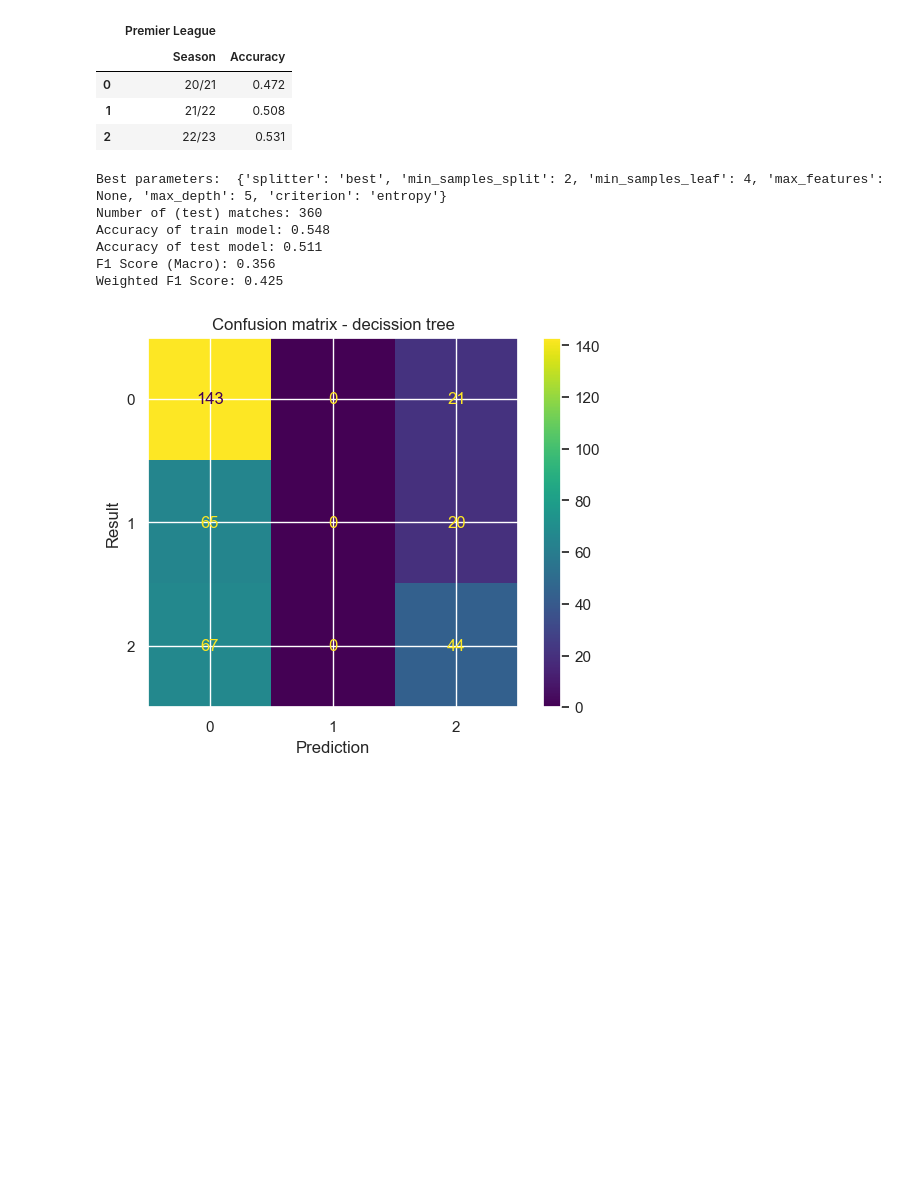
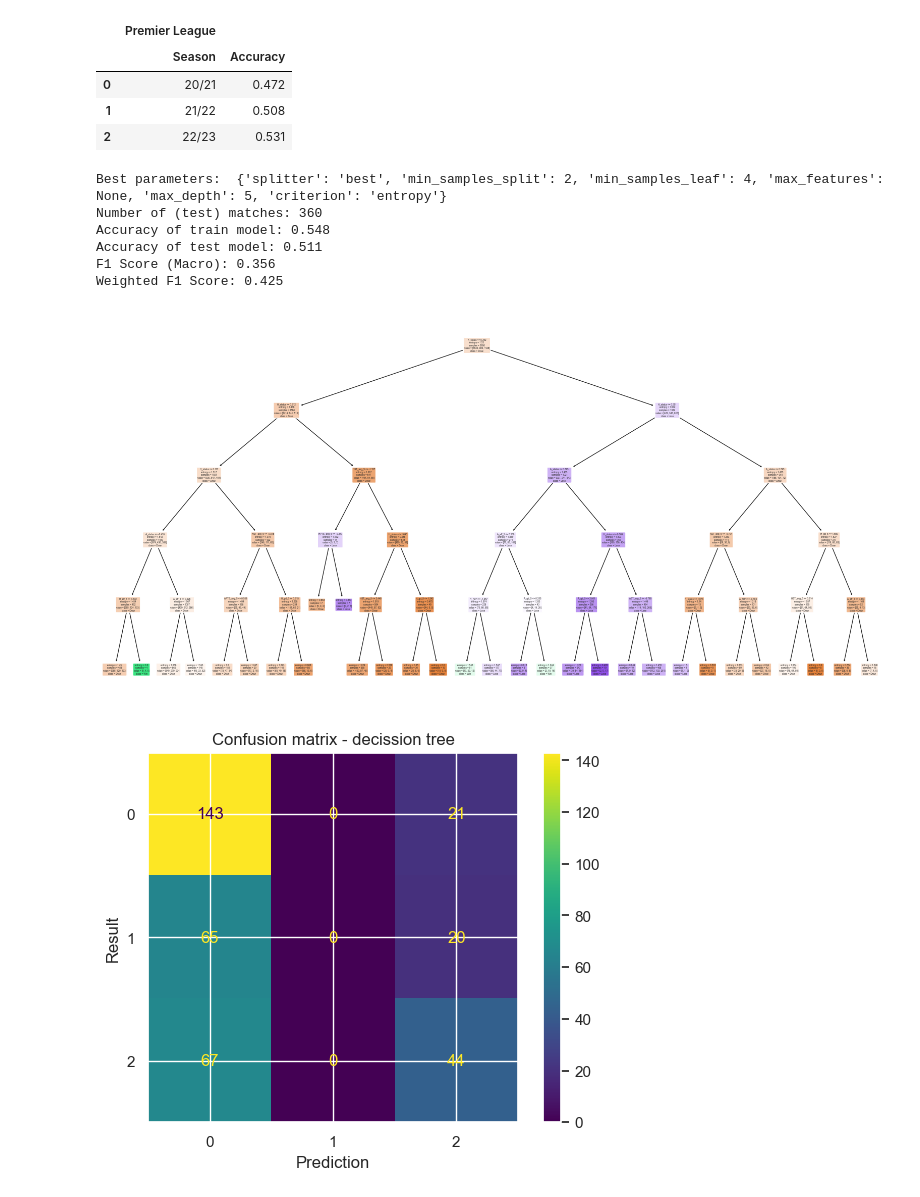
Before and after one commit to tmaxell/footforecast, a Jupyter notebook: analysis.ipynb, the cells around one changed output. Drawn from its saved outputs; the diff is of its cells as text; code cells hidden in the pictures; blank space fills up the shorter version.

Commit message:
decission tree plot

```diff
--- a/analysis.ipynb
+++ b/analysis.ipynb
@@ -901,33 +901,38 @@ print("Best parameters: ", random_search.best_params_)
 
 dt_clf = DecisionTreeClassifier(
     criterion=random_search.best_params_['criterion'],
     splitter=random_search.best_params_['splitter'],
     max_depth=random_search.best_params_['max_depth'],
     min_samples_split=random_search.best_params_['min_samples_split'],
     min_samples_leaf=random_search.best_params_['min_samples_leaf'],
     max_features=random_search.best_params_['max_features']
 )
 
 dt_clf.fit(X_train, y_train)
 y_pred_dt = dt_clf.predict(X_test)
 
 # Оцениваем точность модели
 accuracy = np.round(accuracy_score(y_test, y_pred_dt), 3)
 f1 = np.round(f1_score(y_test, y_pred_dt, average='macro'), 3)
 weighted_f1 = np.round(f1_score(y_test, y_pred_dt, average='weighted'), 3)
 
 print(f"Number of (test) matches: {y_test.shape[0]}")
 print(f"Accuracy of train model: {dt_clf.score(X_train, y_train):.3f}")
 print(f'Accuracy of test model: {accuracy}')
 print(f'F1 Score (Macro): {f1}')
 print(f'Weighted F1 Score: {weighted_f1}')
+
+plt.figure(figsize=(20, 10))
+plot_tree(dt_clf, filled=True, feature_names=X_train.columns, class_names=['Draw', 'Win', 'Lose'], rounded=True)
+plt.show()
 # %% [output]
 Best parameters:  {'splitter': 'best', 'min_samples_split': 2, 'min_samples_leaf': 4, 'max_features': None, 'max_depth': 5, 'criterion': 'entropy'}
 Number of (test) matches: 360
 Accuracy of train model: 0.548
 Accuracy of test model: 0.511
 F1 Score (Macro): 0.356
 Weighted F1 Score: 0.425
+[figure, added]
 # %%
 plot_confustion_matrix(y_test, y_pred_gb, dt_clf, 'decission tree')
 # %% [output]
```
Also changed, not shown: parts of 1 cell of this notebook.
